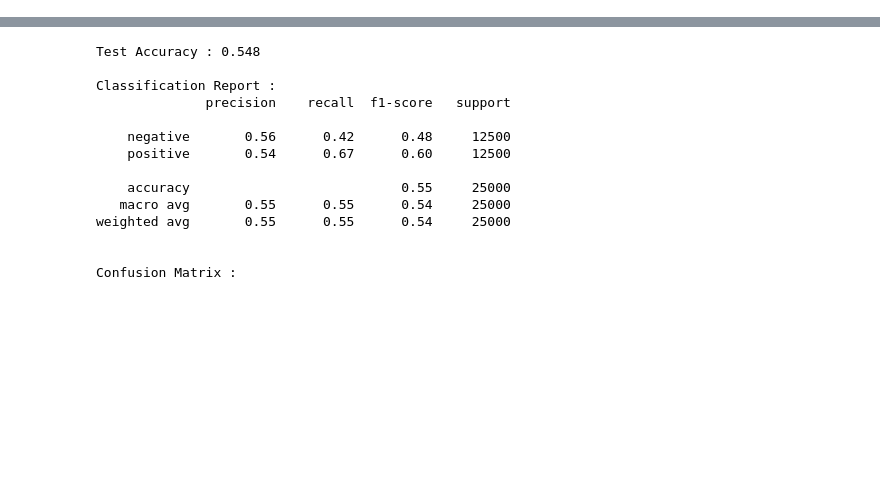
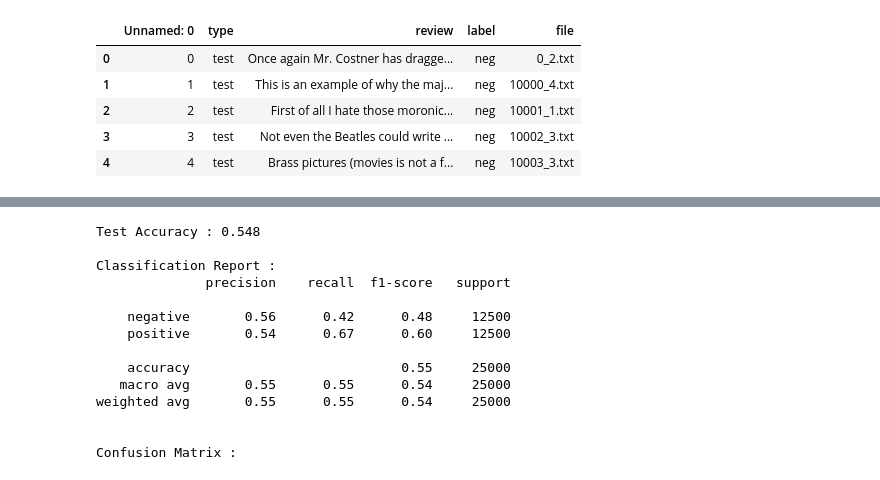
Before and after one commit to iociveteres/Neural-Networks, a Jupyter notebook: lab2/lab2.ipynb, the cells around one changed output, grey strips where cells are left out. Saved outputs shown, nothing was run; the diff lists cells and outputs as text; code cells hidden in the pictures; blank space fills up the shorter version.

```diff
--- a/lab2/lab2.ipynb
+++ b/lab2/lab2.ipynb
@@ -41,0 +44,12 @@ seed_everything(1)
+# %%
+import pandas as pd
+
+df = pd.read_csv('./imdb_master.csv', encoding="latin-1")
+df.head()
+# %% [output]
+|  | Unnamed: 0 | type | review | label | file |
+| 0 | 0 | test | Once again Mr. Costner has dragge... | neg | 0_2.txt |
+| 1 | 1 | test | This is an example of why the maj... | neg | 10000_4.txt |
+| 2 | 2 | test | First of all I hate those moronic... | neg | 10001_1.txt |
+| 3 | 3 | test | Not even the Beatles could write ... | neg | 10002_3.txt |
+| 4 | 4 | test | Brass pictures (movies is not a f... | neg | 10003_3.txt |
```
Also changed, not shown: parts of 24 cells of this notebook.
